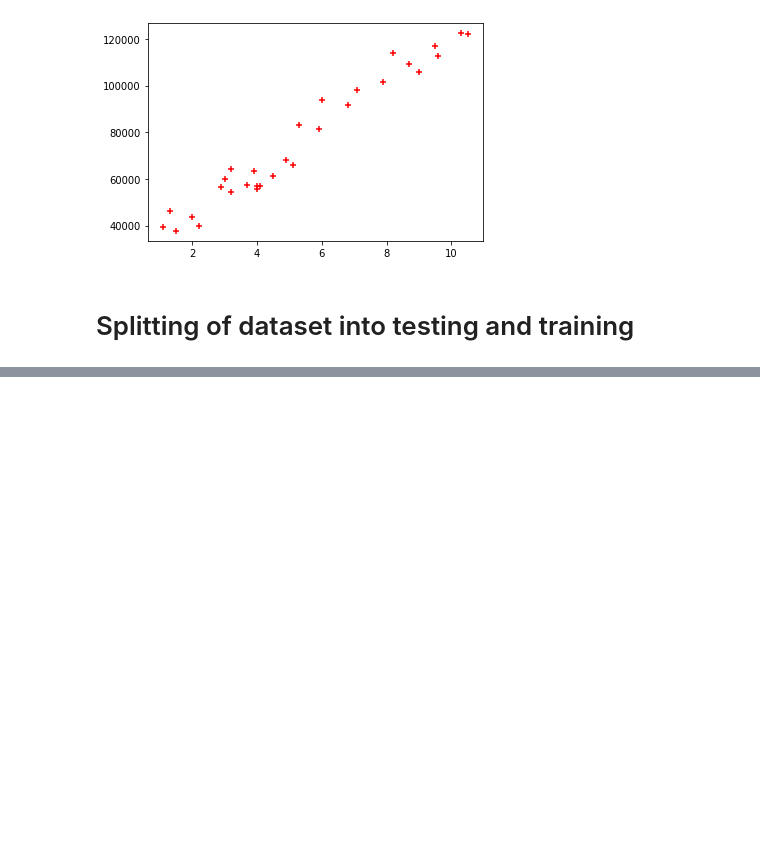
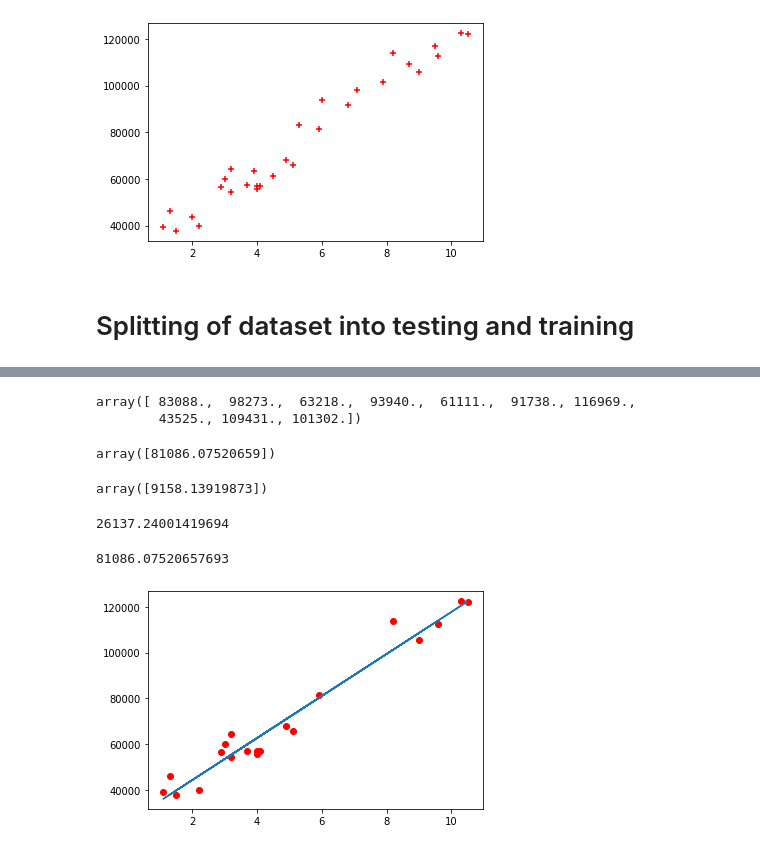
Before and after one commit to gudiseva/GoEduHub, a Jupyter notebook: GoEduHub_20210531.ipynb, the cells around one changed output, grey strips where cells are left out. Cells and saved outputs as stored; diff of their text form; code cells hidden in the pictures; blank space fills up the shorter version.

```diff
--- a/GoEduHub_20210531.ipynb
+++ b/GoEduHub_20210531.ipynb
@@ -126,3 +126,9 @@ plt.show()
 [figure]
 # %% [markdown]
 # Splitting of dataset into testing and training
+# %%
+x = dataset.iloc[:,:-1].values # x -> features
+y = dataset.iloc[:,1].values # y -> label
+
+print(x)
+print(y)
@@ -129,3 +153,4 @@ plt.show()
 # %%
 import sklearn
 from sklearn.model_selection import train_test_split
+xtrain, xtest, ytrain, ytest = train_test_split(x,y, test_size=1/3, random_state=1)
@@ -131,0 +167,5 @@ from sklearn.model_selection import train_test_split
+# %%
+from sklearn.linear_model import LinearRegression
+model = LinearRegression()  # y = ax + b
+
+mymodel = model.fit(xtrain, ytrain)
@@ -131,0 +183,28 @@ from sklearn.model_selection import train_test_split
+# %%
+ytest
+# %% [output]
+array([ 83088.,  98273.,  63218.,  93940.,  61111.,  91738., 116969.,
+        43525., 109431., 101302.])
+# %%
+mymodel.predict([[6]])
+# %% [output]
+array([81086.07520659])
+# %%
+mymodel.coef_
+# %% [output]
+array([9158.13919873])
+# %%
+mymodel.intercept_
+# %% [output]
+26137.24001419694
+# %%
+# y = mx + c  , x = 6
+9158.13919873 * 6 + 26137.24001419694
+# %% [output]
+81086.07520657693
+# %%
+plt.scatter(xtrain, ytrain, color='red')
+plt.plot(xtrain, mymodel.predict(xtrain))
+plt.show()
+# %% [output]
+[figure, added]
```
Also changed, not shown: parts of 7 cells of this notebook.
